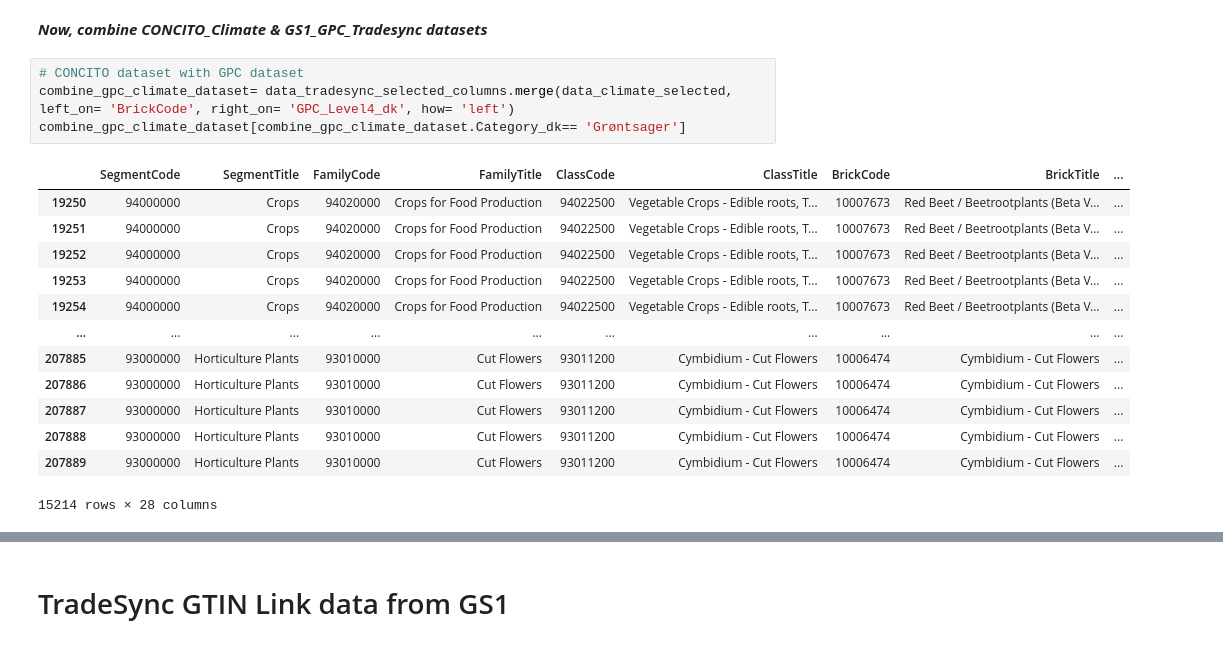
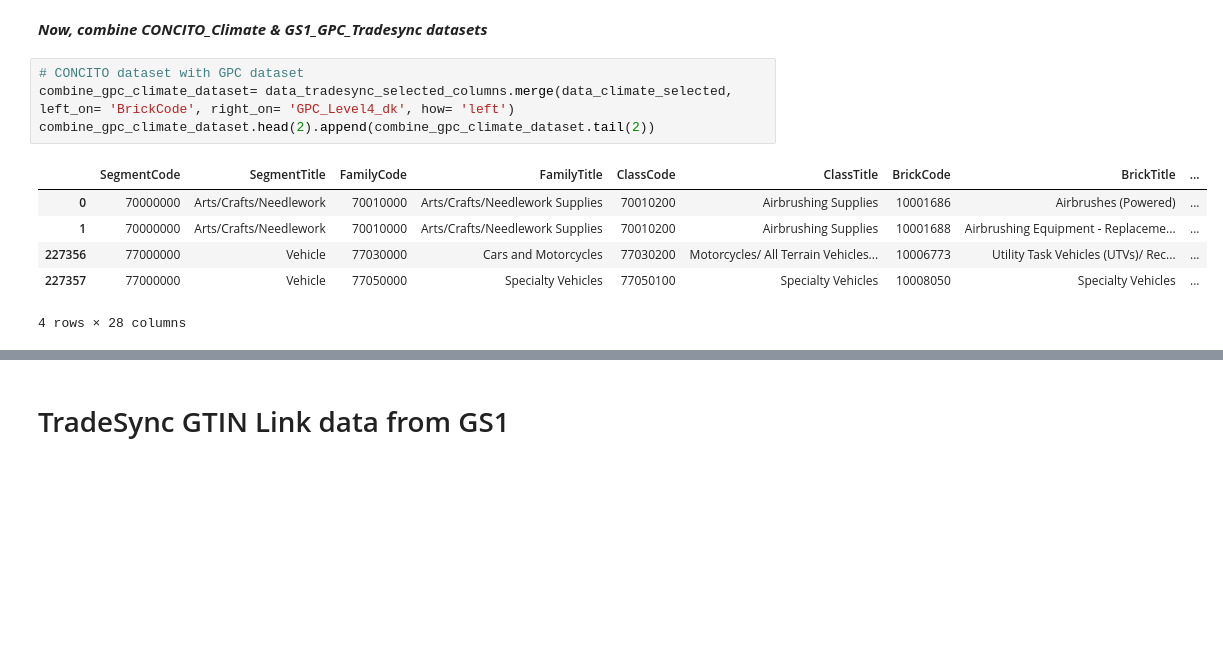
Before and after one commit to mrchapagain/ConsumerDataAnalytics, a Jupyter notebook: Data_Exploration.ipynb, the cells around one changed output, grey strips where cells are left out. Cells and saved outputs as stored; diff of their text form; blank space fills up the shorter version.

```diff
--- a/Data_Exploration.ipynb
+++ b/Data_Exploration.ipynb
@@ -221,18 +221,11 @@ data_tradesync_selected_columns.head(2).append(data_tradesync_selected_columns.t
 # %%
 # CONCITO dataset with GPC dataset
 combine_gpc_climate_dataset= data_tradesync_selected_columns.merge(data_climate_selected, left_on= 'BrickCode', right_on= 'GPC_Level4_dk', how= 'left')
-combine_gpc_climate_dataset[combine_gpc_climate_dataset.Category_dk== 'Grøntsager']
+combine_gpc_climate_dataset.head(2).append(combine_gpc_climate_dataset.tail(2))
 # %% [output]
 |  | SegmentCode | SegmentTitle | FamilyCode | FamilyTitle | ClassCode | ClassTitle | BrickCode | BrickTitle | ... |
-| 19250 | 94000000 | Crops | 94020000 | Crops for Food Production | 94022500 | Vegetable Crops - Edible roots, T... | 10007673 | Red Beet / Beetrootplants (Beta V... | ... |
-| 19251 | 94000000 | Crops | 94020000 | Crops for Food Production | 94022500 | Vegetable Crops - Edible roots, T... | 10007673 | Red Beet / Beetrootplants (Beta V... | ... |
-| 19252 | 94000000 | Crops | 94020000 | Crops for Food Production | 94022500 | Vegetable Crops - Edible roots, T... | 10007673 | Red Beet / Beetrootplants (Beta V... | ... |
-| 19253 | 94000000 | Crops | 94020000 | Crops for Food Production | 94022500 | Vegetable Crops - Edible roots, T... | 10007673 | Red Beet / Beetrootplants (Beta V... | ... |
-| 19254 | 94000000 | Crops | 94020000 | Crops for Food Production | 94022500 | Vegetable Crops - Edible roots, T... | 10007673 | Red Beet / Beetrootplants (Beta V... | ... |
-| ... | ... | ... | ... | ... | ... | ... | ... | ... | ... |
-| 207885 | 93000000 | Horticulture Plants | 93010000 | Cut Flowers | 93011200 | Cymbidium - Cut Flowers | 10006474 | Cymbidium - Cut Flowers | ... |
-| 207886 | 93000000 | Horticulture Plants | 93010000 | Cut Flowers | 93011200 | Cymbidium - Cut Flowers | 10006474 | Cymbidium - Cut Flowers | ... |
-| 207887 | 93000000 | Horticulture Plants | 93010000 | Cut Flowers | 93011200 | Cymbidium - Cut Flowers | 10006474 | Cymbidium - Cut Flowers | ... |
-| 207888 | 93000000 | Horticulture Plants | 93010000 | Cut Flowers | 93011200 | Cymbidium - Cut Flowers | 10006474 | Cymbidium - Cut Flowers | ... |
-| 207889 | 93000000 | Horticulture Plants | 93010000 | Cut Flowers | 93011200 | Cymbidium - Cut Flowers | 10006474 | Cymbidium - Cut Flowers | ... |
+| 0 | 70000000 | Arts/Crafts/Needlework | 70010000 | Arts/Crafts/Needlework Supplies | 70010200 | Airbrushing Supplies | 10001686 | Airbrushes (Powered) | ... |
+| 1 | 70000000 | Arts/Crafts/Needlework | 70010000 | Arts/Crafts/Needlework Supplies | 70010200 | Airbrushing Supplies | 10001688 | Airbrushing Equipment - Replaceme... | ... |
+| 227356 | 77000000 | Vehicle | 77030000 | Cars and Motorcycles | 77030200 | Motorcycles/ All Terrain Vehicles... | 10006773 | Utility Task Vehicles (UTVs)/ Rec... | ... |
+| 227357 | 77000000 | Vehicle | 77050000 | Specialty Vehicles | 77050100 | Specialty Vehicles | 10008050 | Specialty Vehicles | ... |
-15214 rows × 28 columns
+4 rows × 28 columns
```
Also changed, not shown: parts of 10 cells of this notebook.
